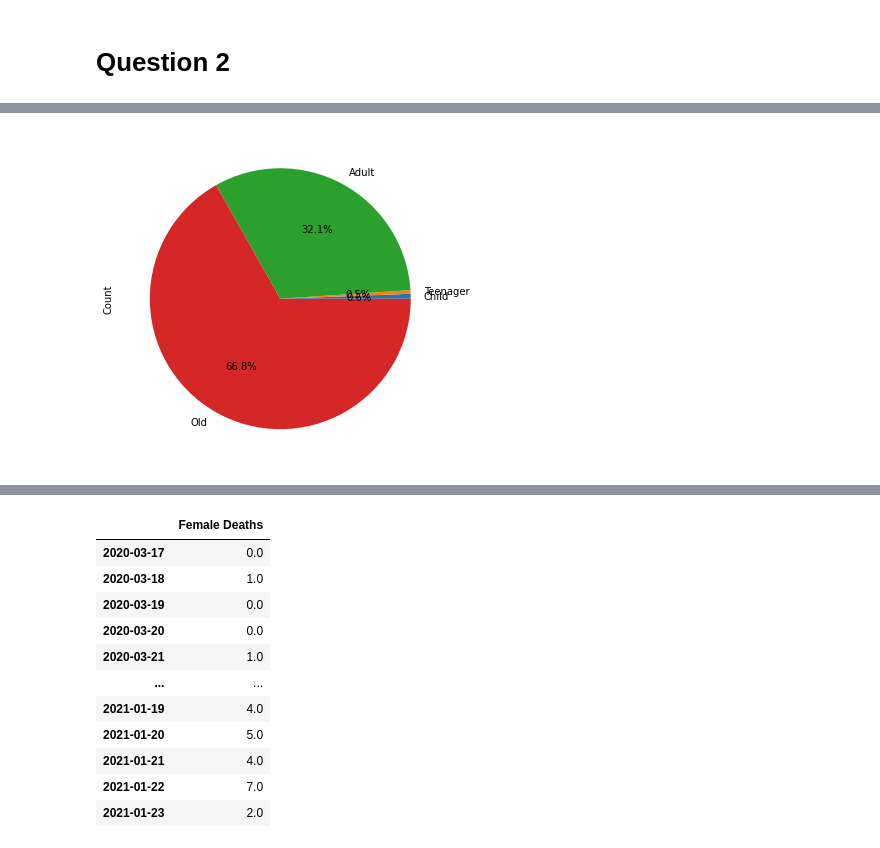
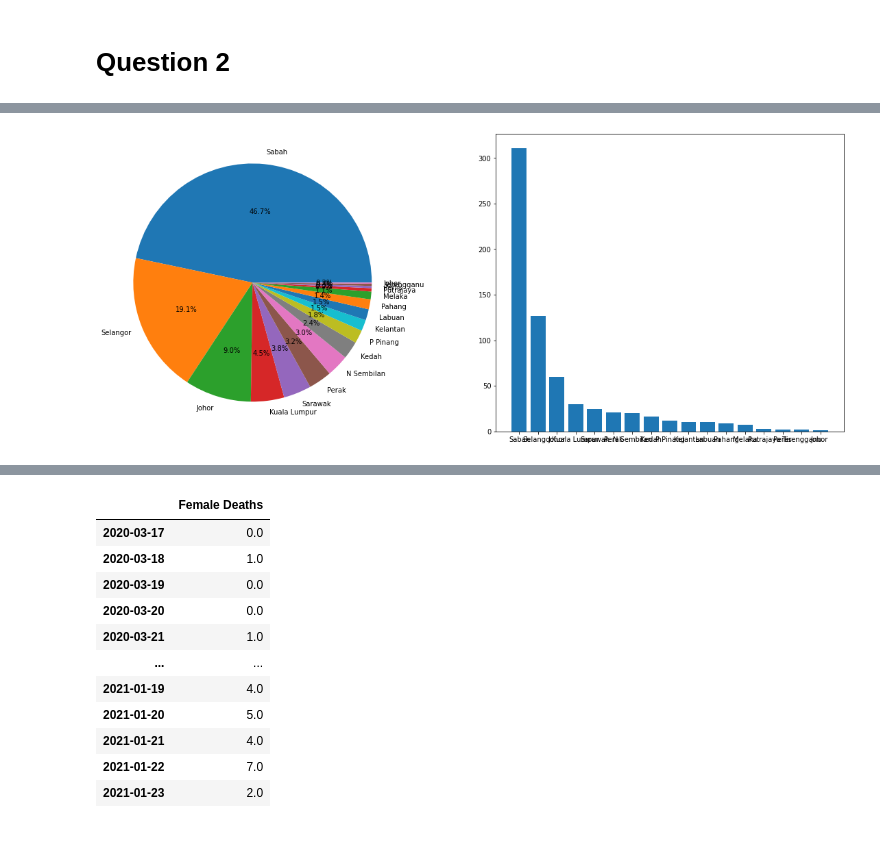
Before and after one commit to hiezam98/covid19, a Jupyter notebook: SDV_MP_HiezamSahdan.ipynb, the cells around one changed output, grey strips where cells are left out. Saved outputs shown, nothing was run; the diff lists cells and outputs as text; code cells hidden in the pictures.

```diff
--- a/SDV_MP_HiezamSahdan.ipynb
+++ b/SDV_MP_HiezamSahdan.ipynb
@@ -314,4 +337,13 @@ age_pie
-# %%
-age_plot = age_pie['Count'].plot.pie(y='Count', figsize=(6,6), autopct='%1.1f%%')
-# %% [output]
-[figure, removed]
+# %%
+fig = plt.figure(figsize=(20,8))
+
+ax1 = fig.add_subplot(121)
+ax1.pie(gender_data['State'].value_counts(), labels=gender_data['State'].value_counts().index, autopct='%1.1f%%')
+
+ax2 = fig.add_subplot(122)
+ax2.bar(gender_data['State'].value_counts().index, gender_data['State'].value_counts())
+
+plt.show()
+# gender_data['State'].value_counts().plot.pie(figsize=(6,6), autopct='%1.1f%%')
+# %% [output]
+[figure, added]
```
Also changed, not shown: parts of 6 cells of this notebook.
